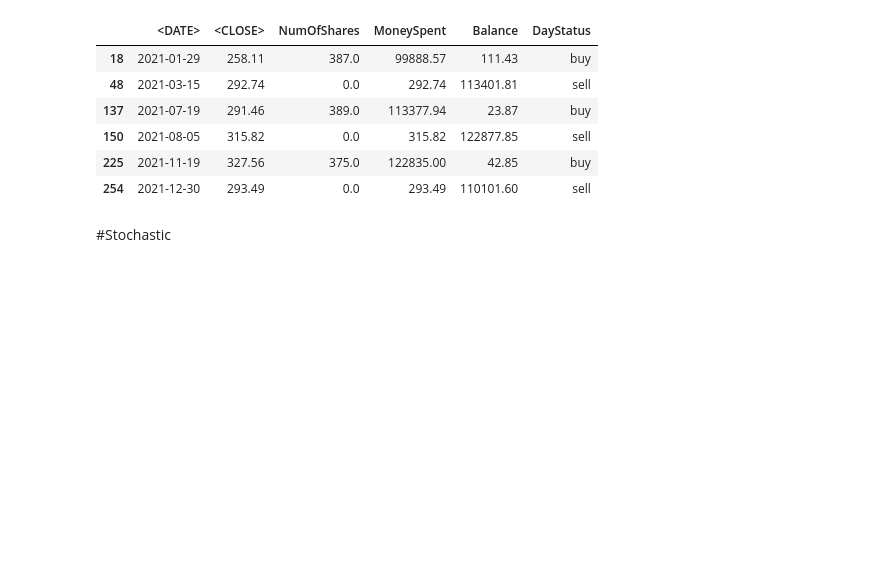
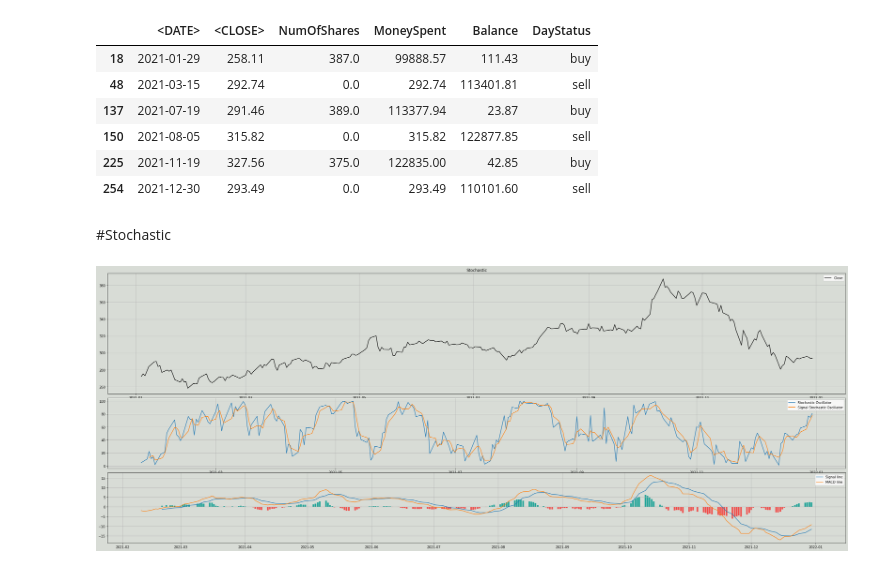
Before and after one commit to Badchimbay/MMTC, a Jupyter notebook: ММТС_индикаторы_2работа.ipynb, the cells around one changed output. Saved outputs shown, nothing was run; the diff lists cells and outputs as text; code cells hidden in the pictures; blank space fills up the shorter version.

Commit message:
Graph for Stochastic added

```diff
--- a/ММТС_индикаторы_2работа.ipynb
+++ b/ММТС_индикаторы_2работа.ipynb
@@ -151,4 +181,40 @@ RSIdf[(RSIdf['DayStatus'] == 'buy') | (RSIdf['DayStatus'] == 'sell')]
 #Stochastic
 # %%
 from ta.momentum import StochasticOscillator
-df["Stoch"] = StochasticOscillator(high = df["<HIGH>"], low = df["<LOW>"], close = df["<CLOSE>"])
+St = StochasticOscillator(high = df["<HIGH>"], low = df["<LOW>"], close = df["<CLOSE>"])
+df["Stoch"] = St.stoch()
+df["StochSig"] = St.stoch_signal()
+# %%
+from ta.trend import MACD
+MACD = MACD(df["<CLOSE>"], window_fast = 11, window_slow = 27, window_sign = 9)
+df["MACD"] = MACD.macd()
+df["MACD_signal"] = MACD.macd_signal()
+df["MACD_gist"] = MACD.macd_diff()
+# %%
+plt.figure(figsize = (40, 15), facecolor = '#d8dcd6')
+ax1 = plt.subplot2grid((11,1), (0,0), rowspan = 5, colspan = 1)
+ax2 = plt.subplot2grid((11,1), (5,0), rowspan = 3, colspan = 1)
+ax3 = plt.subplot2grid((11,1), (8,0), rowspan = 3, colspan = 1)
+
+ax1.plot(df['<DATE>'],df['<CLOSE>'], label = 'Close', color = 'black')
+
+ax2.plot(df['<DATE>'],df['Stoch'], label = 'Stochastic Oscillator')
+ax2.plot(df['<DATE>'],df['StochSig'], label = 'Signal Stochastic Oscillator')
+
+ax3.plot(df['<DATE>'],df['MACD_signal'], label = 'Signal line')
+ax3.plot(df['<DATE>'],df['MACD'], label = 'MACD line')
+
+axs = [ax1, ax2, ax3]
+for i in range(len(df)):
+    if str(df['MACD_gist'][i])[0] == '-':
+        ax3.bar(df['<DATE>'][i], df['MACD_gist'][i], color = '#ef5350',)
+    else:
+        ax3.bar(df['<DATE>'][i], df['MACD_gist'][i], color = '#26a69a')
+
+ax1.set_title('Stochastic')
+for i in axs:
+  i.legend(loc = 'best')
+  i.grid(True)
+  i.set_facecolor('#d8dcd6')
+# %% [output]
+[figure, added]
```
Also changed, not shown: parts of 3 cells of this notebook.
